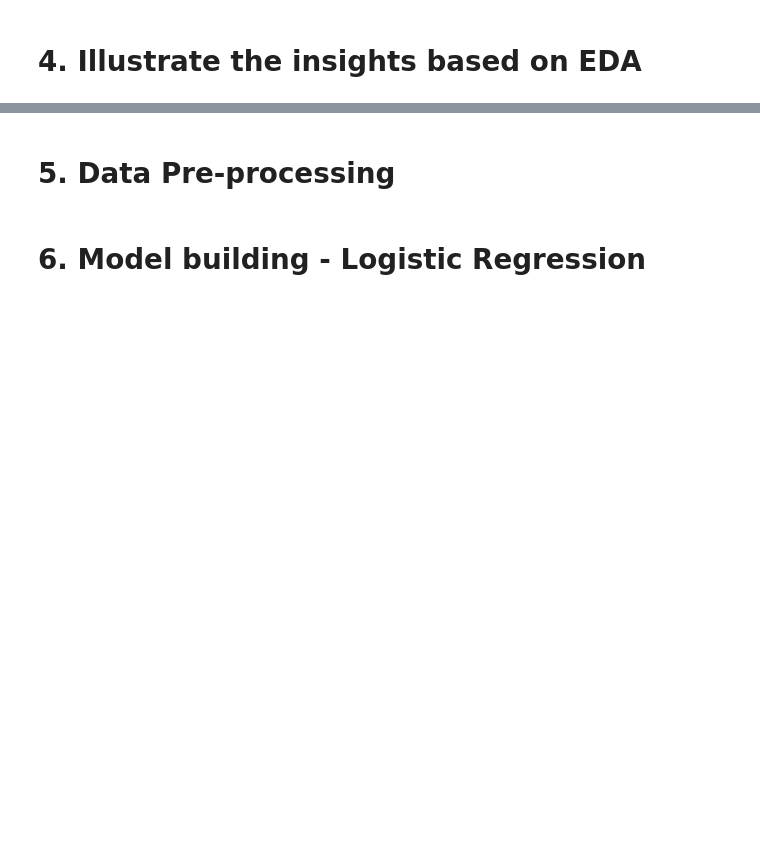
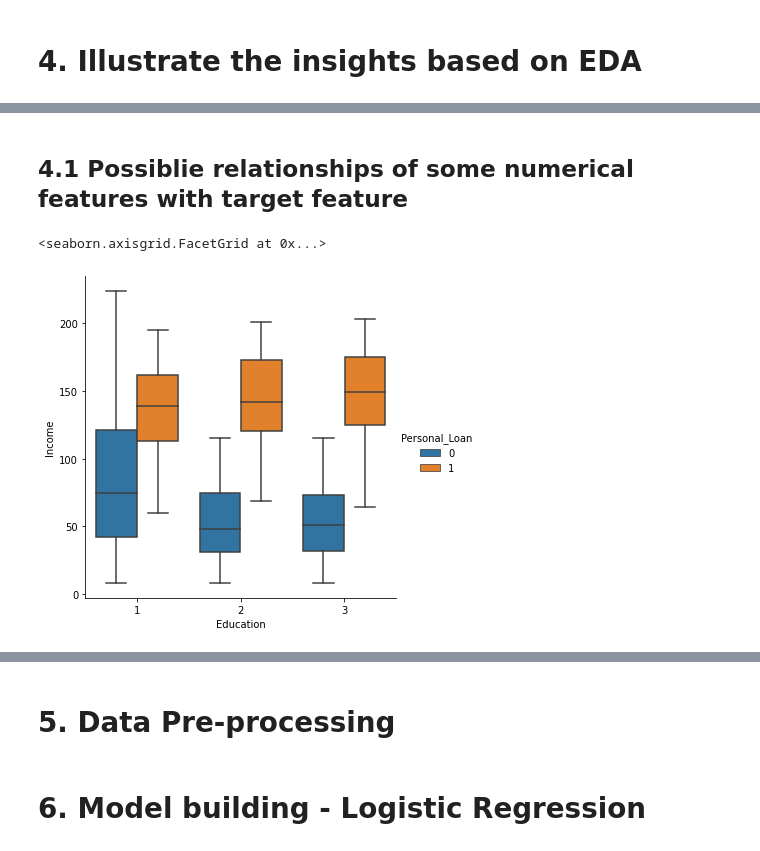
Before and after one commit to sirhomersimpson/pgp-aiml, a Jupyter notebook: supervised_learning_regression/Personal Loan Campaign Project.ipynb, the cells around one changed output, grey strips where cells are left out. Drawn from its saved outputs; the diff is of its cells as text; code cells hidden in the pictures; blank space fills up the shorter version.

```diff
--- a/supervised_learning_regression/Personal Loan Campaign Project.ipynb
+++ b/supervised_learning_regression/Personal Loan Campaign Project.ipynb
@@ -467,0 +504,7 @@ Mortgage 70% of the individuals have a mortgage of less than 40K. However the ma
+# %% [markdown]
+## 4.1 Possiblie relationships  of some numerical features with target feature
+# %%
+sns.catplot(x="Education", y="Income", data=df, kind="box", hue="Personal_Loan")
+# %% [output]
+<seaborn.axisgrid.FacetGrid at 0x...>
+[figure, added]
```
Also changed, not shown: parts of 34 cells of this notebook.
